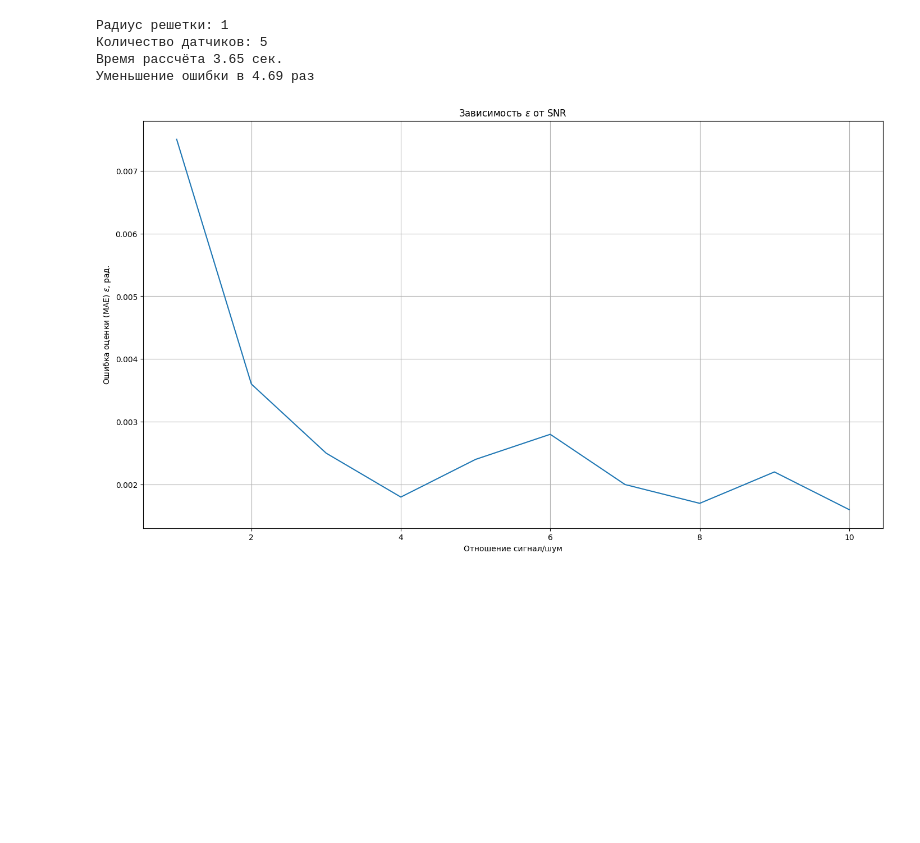
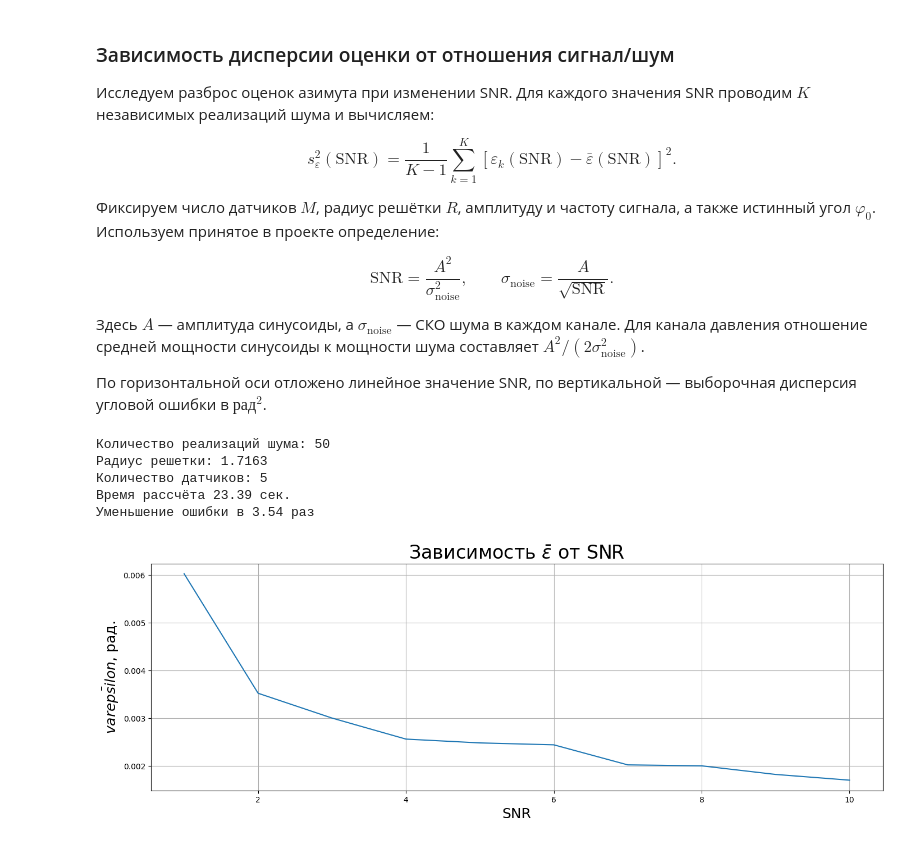
Before and after one commit to veitnemed/piling, a Jupyter notebook: report.ipynb, the cells around one changed output. Saved outputs shown, nothing was run; the diff lists cells and outputs as text; code cells hidden in the pictures; blank space fills up the shorter version.

```diff
--- a/report.ipynb
+++ b/report.ipynb
@@ -15,22 +59,47 @@ from experiment_stats import (mae_vs_snr, mae_vs_sensor_count)
+# %% [markdown]
+### Зависимость дисперсии оценки от отношения сигнал/шум
+
+Исследуем разброс оценок азимута при изменении SNR. Для каждого значения SNR проводим $K$ независимых реализаций шума и вычисляем:
+
+$$
+s_\varepsilon^2(\mathrm{SNR})=
+\frac{1}{K-1}\sum_{k=1}^{K}
+\left[\varepsilon_k(\mathrm{SNR})-\bar{\varepsilon}(\mathrm{SNR})\right]^2.
+$$
+
+Фиксируем число датчиков $M$, радиус решётки $R$, амплитуду и частоту сигнала, а также истинный угол $\varphi_0$. Используем принятое в проекте определение:
+
+$$
+\mathrm{SNR}=\frac{A^2}{\sigma_{\text{noise}}^2},
+\qquad
+\sigma_{\text{noise}}=\frac{A}{\sqrt{\mathrm{SNR}}}.
+$$
+
+Здесь $A$ — амплитуда синусоиды, а $\sigma_{\text{noise}}$ — СКО шума в каждом канале. Для канала давления отношение средней мощности синусоиды к мощности шума составляет $A^2/(2\sigma_{\text{noise}}^2)$.
+
+По горизонтальной оси отложено линейное значение SNR, по вертикальной — выборочная дисперсия угловой ошибки в $\mathrm{рад}^2$.
 # %%
 start_time = time.perf_counter()
-snr_maes = mae_vs_snr(STANDART_DIVIATONS_NOISE, REALESATION_COUNT, M, R)
+maes = variance_vs_snr(STANDART_DIVIATONS_NOISE, REALESATION_COUNT, M, R)
 end_time = time.perf_counter()
 delta_time = end_time - start_time
+
+print("Количество реализаций шума:", REALESATION_COUNT)
 print("Радиус решетки:", R)
 print("Количество датчиков:", M)
 print(f"Время рассчёта {round(delta_time,2)} сек.")
-print("Уменьшение ошибки в",round(snr_maes[0]/snr_maes[-1],2), "раз")
+print("Уменьшение ошибки в",round(maes[0]/maes[-1],2), "раз")
 
-fig, ax = plt.subplots(1,1, figsize = (14,8), constrained_layout = True)
-ax.plot(SNR_VALUES, snr_maes)
-ax.set_xlabel("Отношение сигнал/шум")
-ax.set_ylabel("Ошибка оценки (МАЕ) " + r"$\varepsilon$" + ", рад.")
-ax.set_title("Зависимость " + r"$\varepsilon$" + " от SNR")
+fig, ax = plt.subplots(1,1, figsize = (14,5), constrained_layout = True)
+ax.plot(SNR_VALUES, maes)
+ax.set_xlabel("SNR", fontsize=18)
+ax.set_ylabel(r"$\bar{varepsilon}$" + ", рад.", fontsize=18)
+ax.set_title("Зависимость " + r"$\bar{\varepsilon}$" + " от SNR", fontsize=24)
 ax.grid(True)
 # %% [output]
-Радиус решетки: 1
+Количество реализаций шума: 50
+Радиус решетки: 1.7163
 Количество датчиков: 5
-Время рассчёта 3.65 сек.
-Уменьшение ошибки в 4.69 раз
+Время рассчёта 23.39 сек.
+Уменьшение ошибки в 3.54 раз
-[figure, old version]
+[figure, new version]
```
Also changed, not shown: parts of 8 cells of this notebook, 4 other files.
